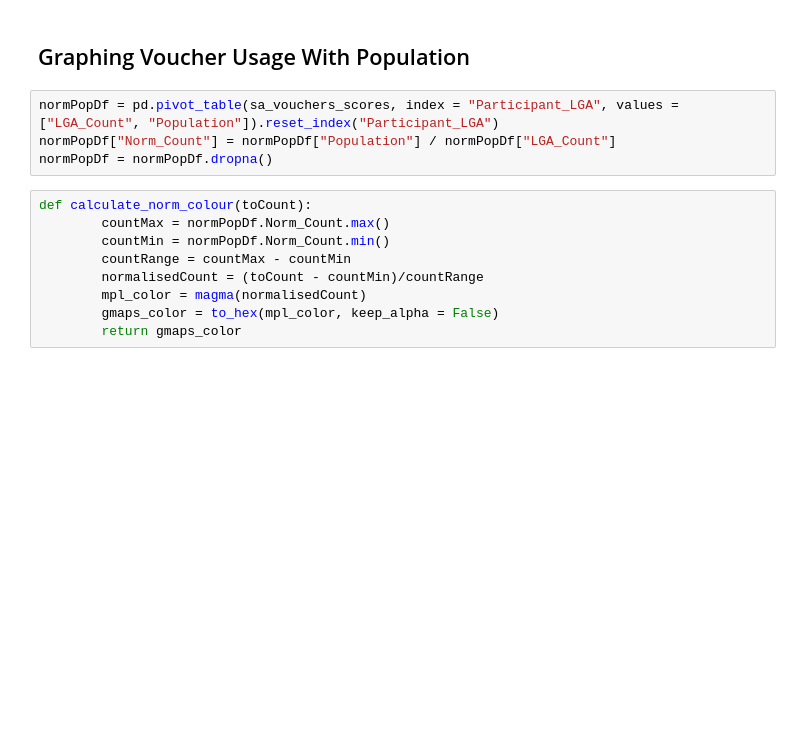
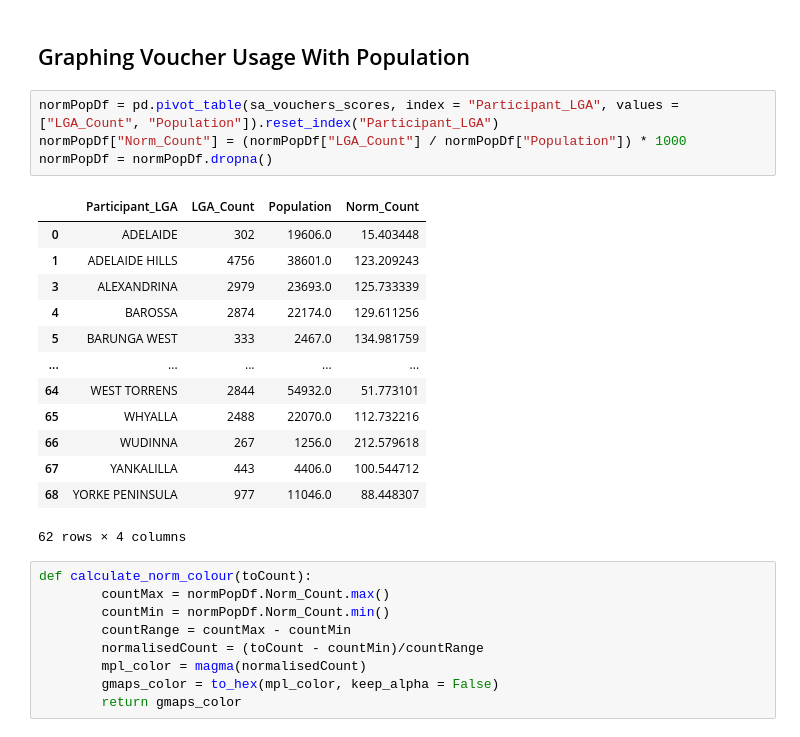
Before and after one commit to liamflannery/data-science-portfolio-liamflannery, a Jupyter notebook: Portfolio 2.ipynb, the cells around one changed output. Saved outputs shown, nothing was run; the diff lists cells and outputs as text; blank space fills up the shorter version.

Commit message:
Finished Population Distribution

```diff
--- a/Portfolio 2.ipynb
+++ b/Portfolio 2.ipynb
@@ -322,8 +324,22 @@ widgets.VBox([
 ## Graphing Voucher Usage With Population
 # %%
 normPopDf = pd.pivot_table(sa_vouchers_scores, index = "Participant_LGA", values = ["LGA_Count", "Population"]).reset_index("Participant_LGA")
-normPopDf["Norm_Count"] = normPopDf["Population"] / normPopDf["LGA_Count"]
+normPopDf["Norm_Count"] = (normPopDf["LGA_Count"] / normPopDf["Population"]) * 1000
 normPopDf = normPopDf.dropna()
+# %% [output]
+|  | Participant_LGA | LGA_Count | Population | Norm_Count |
+| 0 | ADELAIDE | 302 | 19606.0 | 15.403448 |
+| 1 | ADELAIDE HILLS | 4756 | 38601.0 | 123.209243 |
+| 3 | ALEXANDRINA | 2979 | 23693.0 | 125.733339 |
+| 4 | BAROSSA | 2874 | 22174.0 | 129.611256 |
+| 5 | BARUNGA WEST | 333 | 2467.0 | 134.981759 |
+| ... | ... | ... | ... | ... |
+| 64 | WEST TORRENS | 2844 | 54932.0 | 51.773101 |
+| 65 | WHYALLA | 2488 | 22070.0 | 112.732216 |
+| 66 | WUDINNA | 267 | 1256.0 | 212.579618 |
+| 67 | YANKALILLA | 443 | 4406.0 | 100.544712 |
+| 68 | YORKE PENINSULA | 977 | 11046.0 | 88.448307 |
+62 rows × 4 columns
 # %%
 def calculate_norm_colour(toCount):
         countMax = normPopDf.Norm_Count.max()
```
Also changed, not shown: parts of 7 cells of this notebook.
